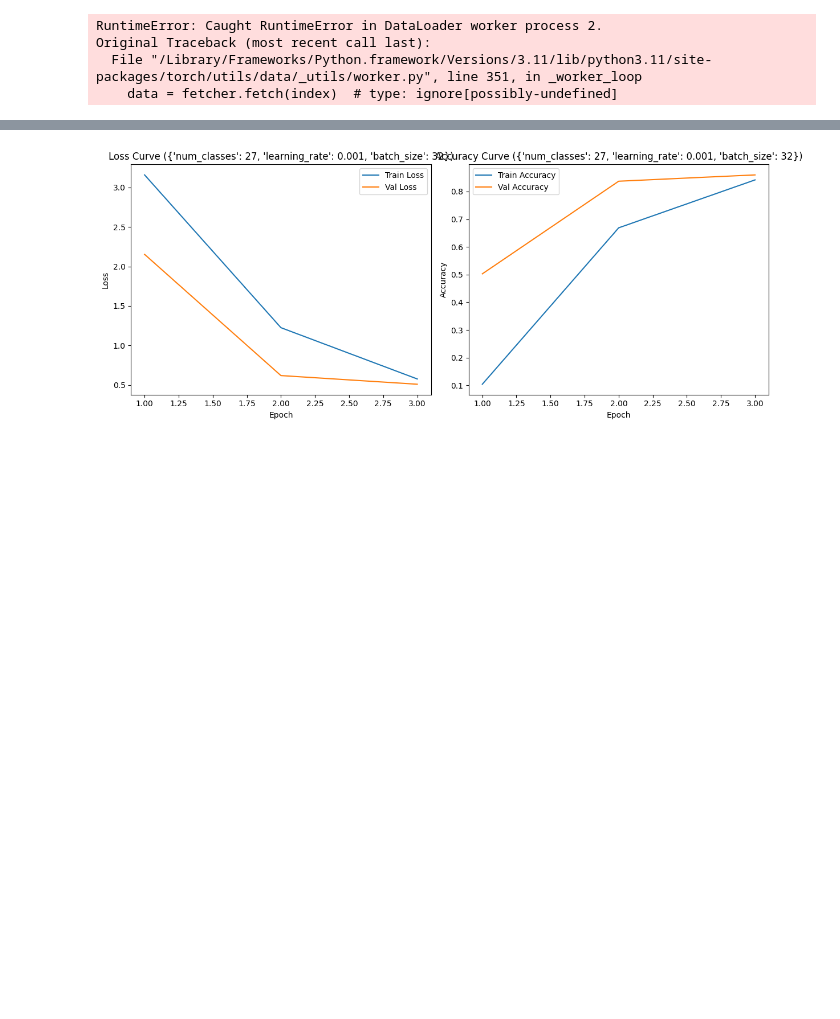
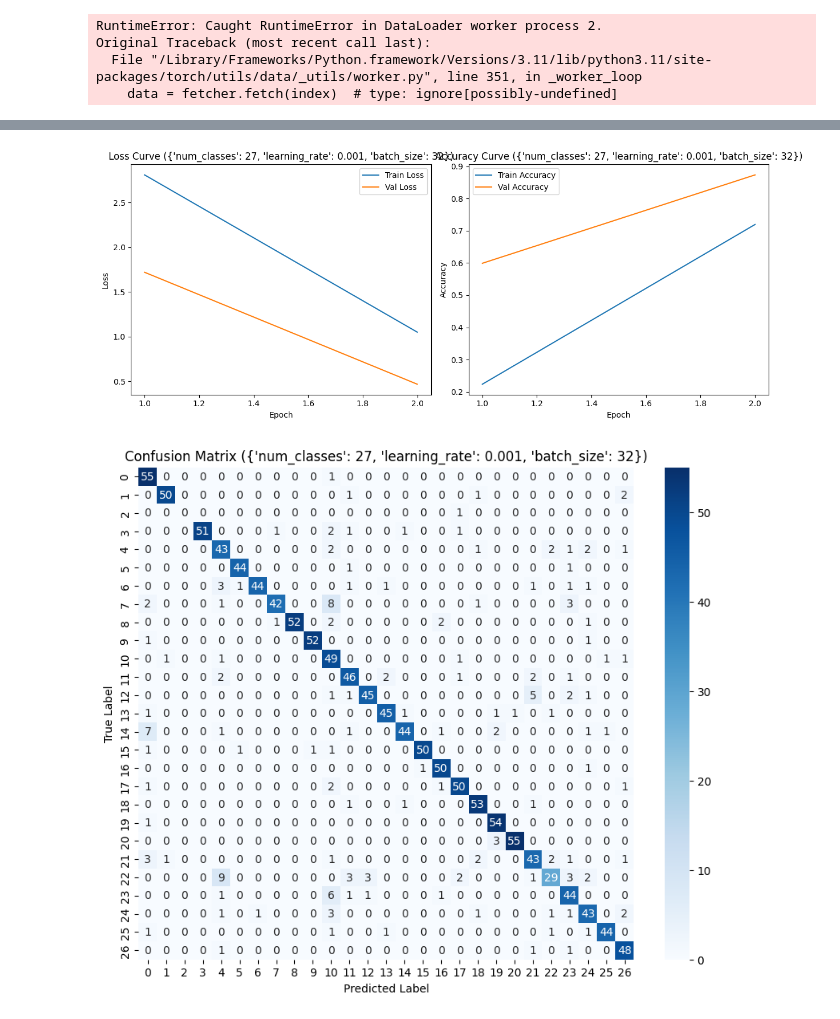
Before and after one commit to SGuransh/ASL-Interpreter, a Jupyter notebook: main model/training.ipynb, the cells around one changed output, grey strips where cells are left out. Drawn from its saved outputs; the diff is of its cells as text; code cells hidden in the pictures; blank space fills up the shorter version.

```diff
--- a/main model/training.ipynb
+++ b/main model/training.ipynb
@@ -199,6 +199,7 @@ Original Traceback (most recent call last):
 import matplotlib.pyplot as plt
 import pandas as pd
 from sklearn.metrics import confusion_matrix
+import seaborn as sns
 
 def train_and_plot_hyperparameter_effects(hyperparameters, image_datasets, num_epochs=10):
     """
@@ -355,7 +356,7 @@ hyperparameter_configs = [
 ]
 
 # Run training and plot results
-results_df = train_and_plot_hyperparameter_effects(hyperparameter_configs, image_datasets, num_epochs=3)
+results_df = train_and_plot_hyperparameter_effects(hyperparameter_configs, image_datasets, num_epochs=2)
 
 # Display summary results
 print(results_df)
@@ -380 +381,2 @@ Val Epoch Loss: 0.5084 Acc: 0.8602
-[figure, old version]
+[figure, new version]
+[figure, added]
```
Also changed, not shown: parts of 1 cell of this notebook.
